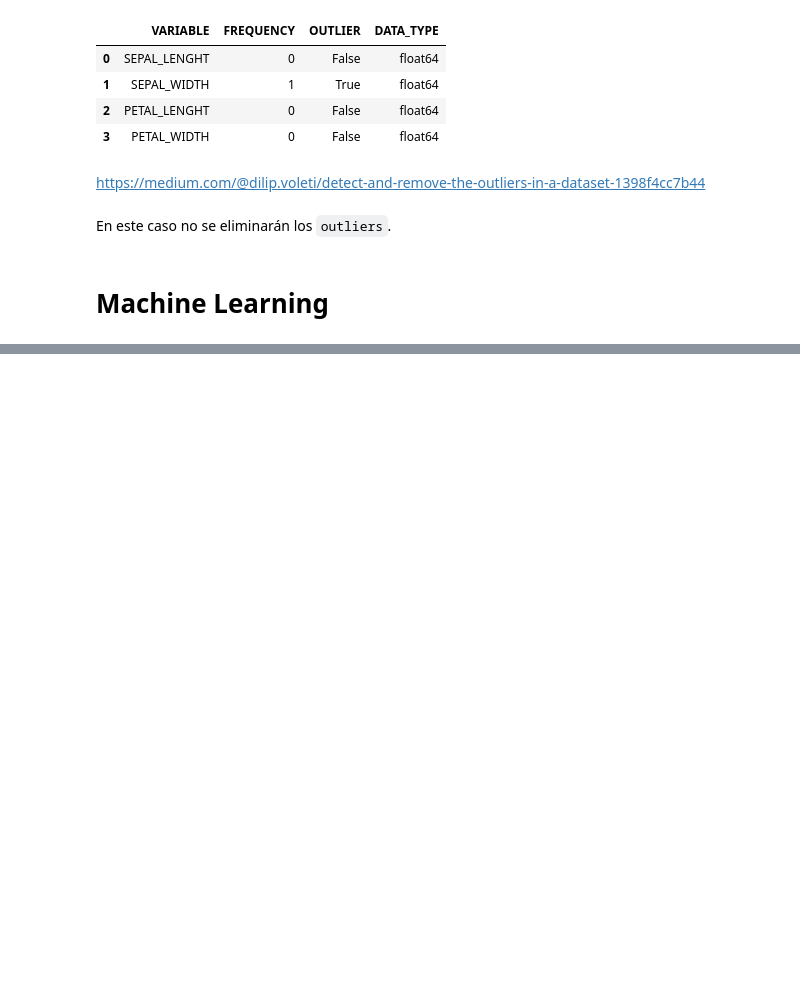
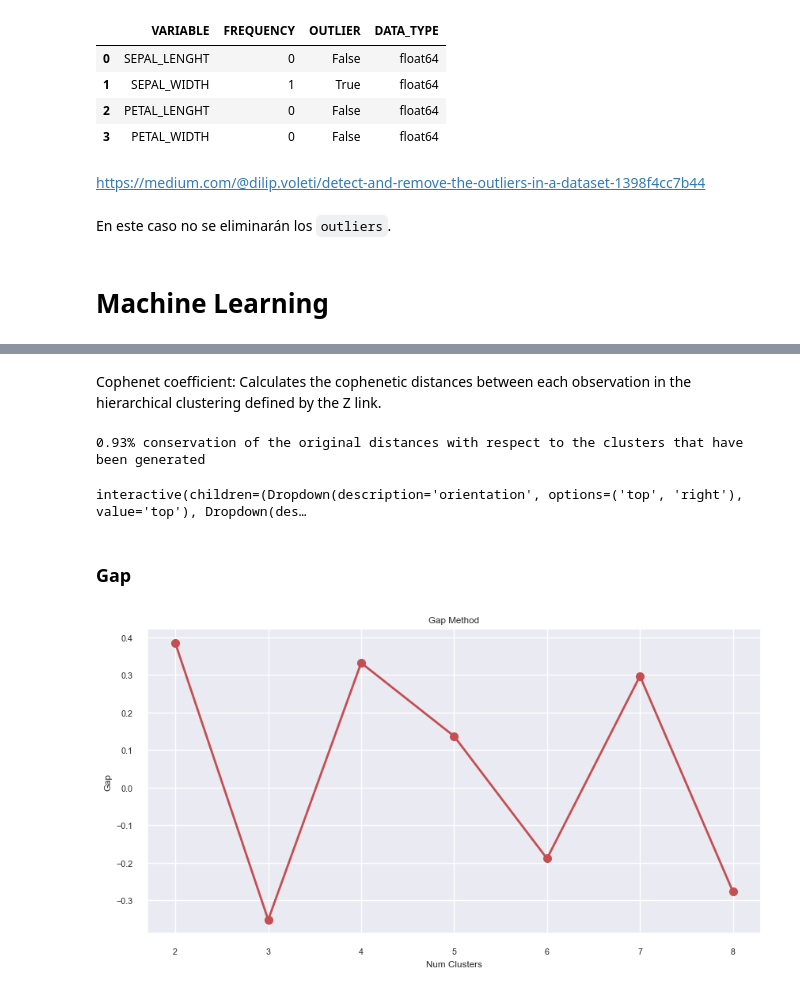
Before and after one commit to kike1985/Machine-Learning, a Jupyter notebook: Notebooks/0301_Clustering_Iris.ipynb, the cells around one changed output, grey strips where cells are left out. Saved outputs shown, nothing was run; the diff lists cells and outputs as text; code cells hidden in the pictures; blank space fills up the shorter version.

```diff
--- a/Notebooks/0301_Clustering_Iris.ipynb
+++ b/Notebooks/0301_Clustering_Iris.ipynb
@@ -772,0 +814,7 @@ En este caso no se eliminarán los `outliers`.
+# %%
+# similarity_measures_imp = euclidean_distances | cosine_distances | manhattan_distances
+similarity_measures_imp = euclidean_distances
+
+similarity_measures = similarity_measures_imp(X, X)
+similarity_measures_df = pd.DataFrame(similarity_measures)
+similarity_measures_df
@@ -772,0 +835,6 @@ En este caso no se eliminarán los `outliers`.
+# %%
+# method = single | complete | average | weighted | centroid | median | ward
+Z = hierarchy.linkage(y=similarity_measures, method='average')
+Z_df = pd.DataFrame(Z, columns=[
+                    'cluster_1', 'cluster_2', 'distancia', 'cantidad_elementos (acumulados)'])
+Z_df[:30]
@@ -772,0 +859,66 @@ En este caso no se eliminarán los `outliers`.
+# %% [markdown]
+Cophenet coefficient: Calculates the cophenetic distances between each observation in the hierarchical clustering defined by the Z link.
+# %%
+c, coph_dist = cophenet(Z, pdist(similarity_measures))
+print('{:.2f}% conservation of the original distances with respect to the clusters that have been generated'.format(c))
+# %% [output]
+0.93% conservation of the original distances with respect to the clusters that have been generated
+# %%
+@interact(orientation=['top', 'right'],
+          method=['average', 'single', 'complete',
+                  'weighted', 'centroid', 'median', 'ward'],
+          measure={'euclidean': euclidean_distances, 'cosine': cosine_distances,
+                   'manhattan': manhattan_distances},
+          last_p=FloatSlider(value=30, min=1, max=100, step=1))
+def _(orientation, method, measure, last_p):
+    if orientation == 'right':
+        plt.figure(figsize=(5, 10))
+        plt.xlabel('Distance')
+        plt.ylabel('Sample indices')
+    else:
+        plt.figure(figsize=(10, 5))
+        plt.xlabel('Sample')
+        plt.ylabel('Distance')
+
+    plt.title('Hierarchical Clustering Dendrogram')
+
+    similarity_measures = measure(X, X)
+
+    Z = hierarchy.linkage(y=similarity_measures, method=method)
+
+    c, coph_dist = cophenet(Z, pdist(similarity_measures))
+    print('{:.2f}% conservation of the original distances with respect to the clusters that have been generated'.format(c))
+
+    dendro = hierarchy.dendrogram(Z=Z, orientation=orientation, color_threshold=0.5 * Z[-1][2],
+                                  truncate_mode='lastp', p=last_p, show_leaf_counts=True, show_contracted=True)
+    plt.show()
+
+    # color_threshold: define los colores según el porcentaje multiplicado por la distancia global
+    # por defecto es el 70% de la distancia global si no se define valor alguno
+    # z[-1][2]): distancia del último cluster
+
+    # Si no aparecen entre paretesis significa los valores de aquellos clusters que no han sido generados en las
+    # últimas n agrupaciones (no contienen bolitas en sus lineas).
+    # Si aparecen entre parentesis significa los elementos que forman parte del cluster (contienen bolitas en sus lineas).
+# %% [output]
+interactive(children=(Dropdown(description='orientation', options=('top', 'right'), value='top'), Dropdown(des…
+# %% [markdown]
+### Gap
+# %%
+# Obtain the last 10 distances between points
+last = Z[-10:, 2]
+num_clustres = np.arange(1, len(last))  # No se toma el primer valor
+
+# Calculate Gap
+gap = np.diff(last, n=2)               # Second derivative
+gap = gap[:-1]                         # Se elimina el último valor
+
+plt.figure(figsize=(10, 5))
+plt.plot(num_clustres[:-2] + 1, gap[::-1], 'ro-', markersize=8, lw=2)
+
+plt.xlabel('Num Clusters')
+plt.ylabel('Gap')
+plt.title('Gap Method')
+plt.show()
+# %% [output]
+[figure, added]
```
Also changed, not shown: parts of 32 cells of this notebook.
